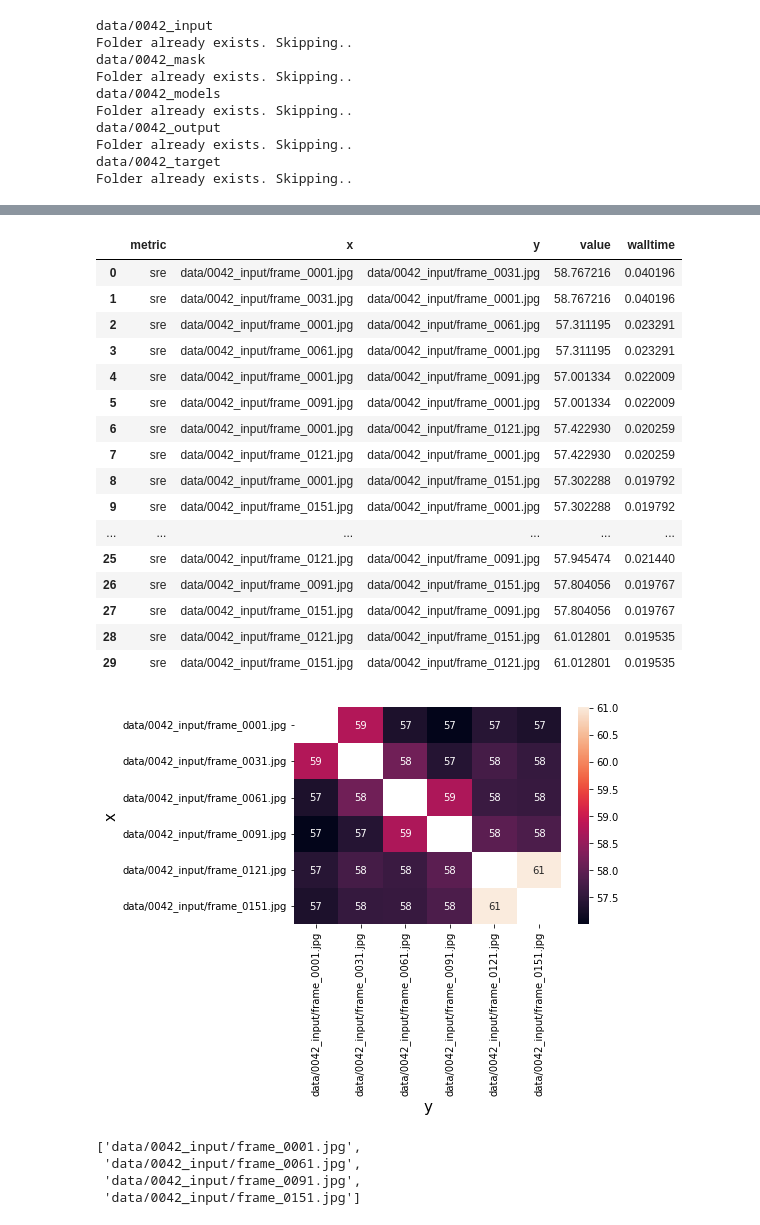
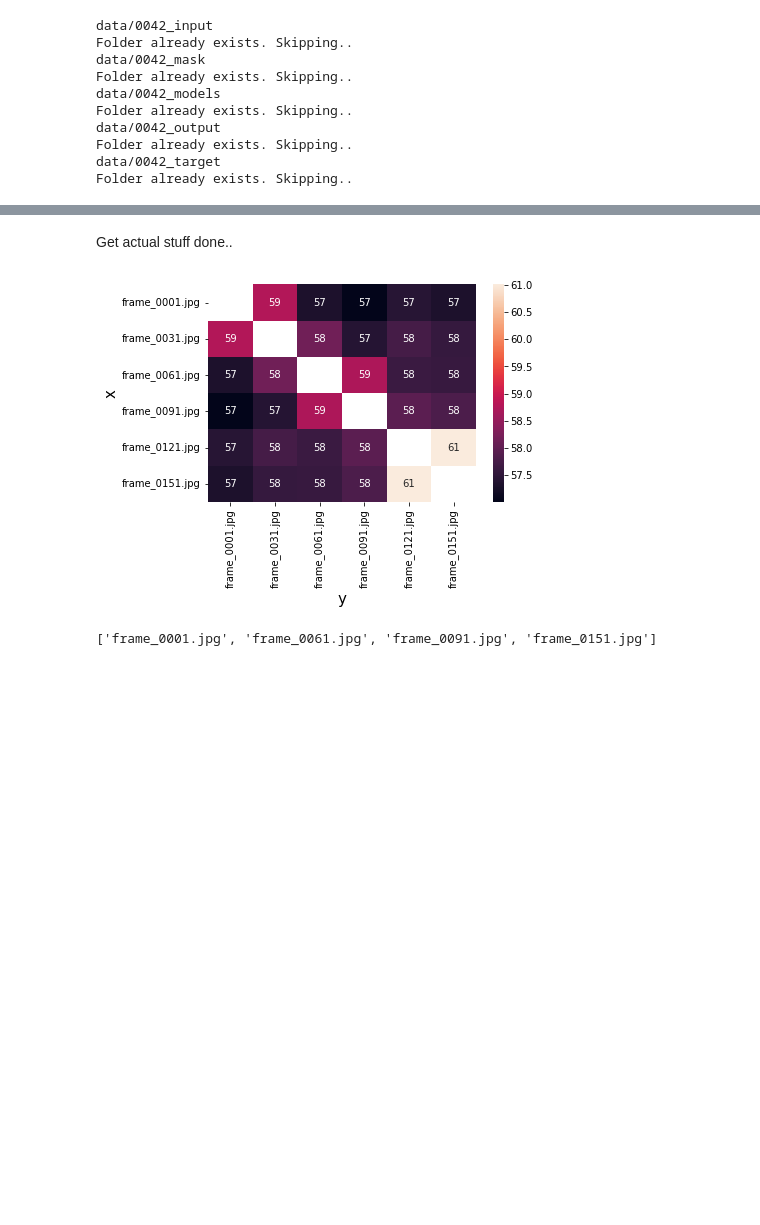
Before and after one commit to nea-insomnia/prototyping_HGM, a Jupyter notebook: Backbone_pipeline_POC.ipynb, the cells around one changed output, grey strips where cells are left out. Saved outputs shown, nothing was run; the diff lists cells and outputs as text; code cells hidden in the pictures; blank space fills up the shorter version.

```diff
--- a/Backbone_pipeline_POC.ipynb
+++ b/Backbone_pipeline_POC.ipynb
@@ -156,32 +145,28 @@ def compare(df: pd.DataFrame, img_name_a: str, img_name_b: str, img_a: np.ndarra
+# %% [markdown]
+Get actual stuff done..
+# %%
+fps = get_fps()
+
+all_frame_paths = [name for name in glob.glob(f'data/{user_id}_input/*.jpg')]
+all_frame_paths.sort()
+
+#Pre-filter and only open candidates
+keyframe_candidate_paths = all_frame_paths[::fps]
+keyframe_candidate_basenames = list(map(os.path.basename, keyframe_candidate_paths))
+keyframe_candidate_imgs = list(map(cv2.imread, keyframe_candidate_names))
+
+keyframe_candidates = dict(zip(keyframe_candidate_basepaths, keyframe_candidate_imgs))
 # %%
 #Build some nice plots for better evaluation
 #Select one metric and pivot the dataframe for creating the heatmap plot
 
 df = pd.DataFrame()
-for pair in combinations(comparison_frames.keys(), 2):
+for pair in combinations(keyframe_candidates.keys(), 2):
     #print(pair)
     #*pair : instead handing over a tuple(a,b) , hand over each element as separate argument a,b
-    df = compare(df, *pair, comparison_frames[pair[0]], comparison_frames[pair[1]], all_metrics)
+    df = compare(df, *pair, keyframe_candidates[pair[0]], keyframe_candidates[pair[1]], all_metrics)
 
 plot_df = df[df.metric == 'sre'].pivot('x', 'y', 'value')
 ax = sns.heatmap(plot_df, annot=True)
-df
 # %% [output]
-|  | metric | x | y | value | walltime |
-| 0 | sre | data/0042_input/frame_0001.jpg | data/0042_input/frame_0031.jpg | 58.767216 | 0.040196 |
-| 1 | sre | data/0042_input/frame_0031.jpg | data/0042_input/frame_0001.jpg | 58.767216 | 0.040196 |
-| 2 | sre | data/0042_input/frame_0001.jpg | data/0042_input/frame_0061.jpg | 57.311195 | 0.023291 |
-| 3 | sre | data/0042_input/frame_0061.jpg | data/0042_input/frame_0001.jpg | 57.311195 | 0.023291 |
-| 4 | sre | data/0042_input/frame_0001.jpg | data/0042_input/frame_0091.jpg | 57.001334 | 0.022009 |
-| 5 | sre | data/0042_input/frame_0091.jpg | data/0042_input/frame_0001.jpg | 57.001334 | 0.022009 |
-| 6 | sre | data/0042_input/frame_0001.jpg | data/0042_input/frame_0121.jpg | 57.422930 | 0.020259 |
-| 7 | sre | data/0042_input/frame_0121.jpg | data/0042_input/frame_0001.jpg | 57.422930 | 0.020259 |
-| 8 | sre | data/0042_input/frame_0001.jpg | data/0042_input/frame_0151.jpg | 57.302288 | 0.019792 |
-| 9 | sre | data/0042_input/frame_0151.jpg | data/0042_input/frame_0001.jpg | 57.302288 | 0.019792 |
-| ... | ... | ... | ... | ... | ... |
-| 25 | sre | data/0042_input/frame_0121.jpg | data/0042_input/frame_0091.jpg | 57.945474 | 0.021440 |
-| 26 | sre | data/0042_input/frame_0091.jpg | data/0042_input/frame_0151.jpg | 57.804056 | 0.019767 |
-| 27 | sre | data/0042_input/frame_0151.jpg | data/0042_input/frame_0091.jpg | 57.804056 | 0.019767 |
-| 28 | sre | data/0042_input/frame_0121.jpg | data/0042_input/frame_0151.jpg | 61.012801 | 0.019535 |
-| 29 | sre | data/0042_input/frame_0151.jpg | data/0042_input/frame_0121.jpg | 61.012801 | 0.019535 |
-[figure, old version]
+[figure, new version]
@@ -210,9 +173,6 @@ def select_keyframes(comparison_frames: Dict[str,np.ndarray], max_keyframes: int
 # %%
-keyframes = select_keyframes(comparison_frames, max_keyframes)
+keyframes = select_keyframes(keyframe_candidates, max_keyframes)
 keyframes
 # %% [output]
-['data/0042_input/frame_0001.jpg',
- 'data/0042_input/frame_0061.jpg',
- 'data/0042_input/frame_0091.jpg',
- 'data/0042_input/frame_0151.jpg']
+['frame_0001.jpg', 'frame_0061.jpg', 'frame_0091.jpg', 'frame_0151.jpg']
 # %%
```
Also changed, not shown: parts of 9 cells of this notebook.
